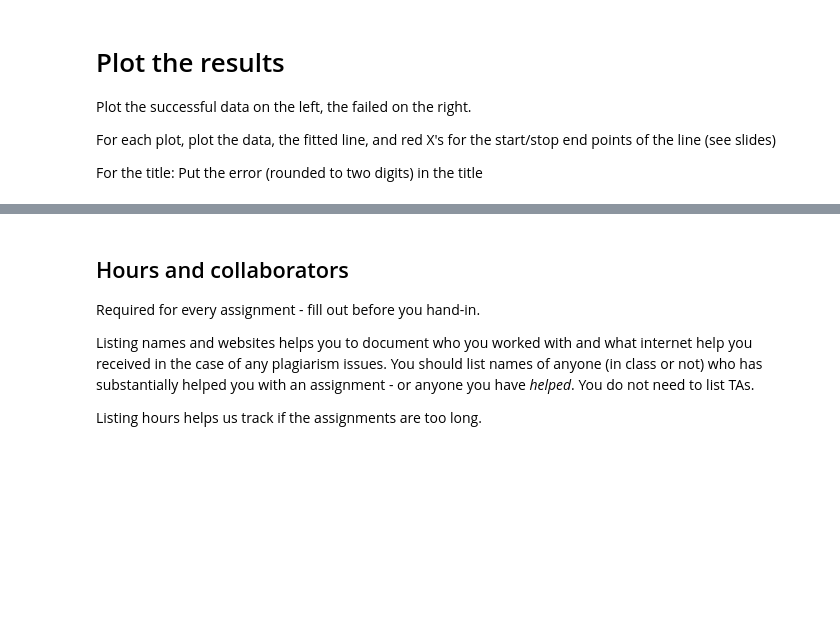
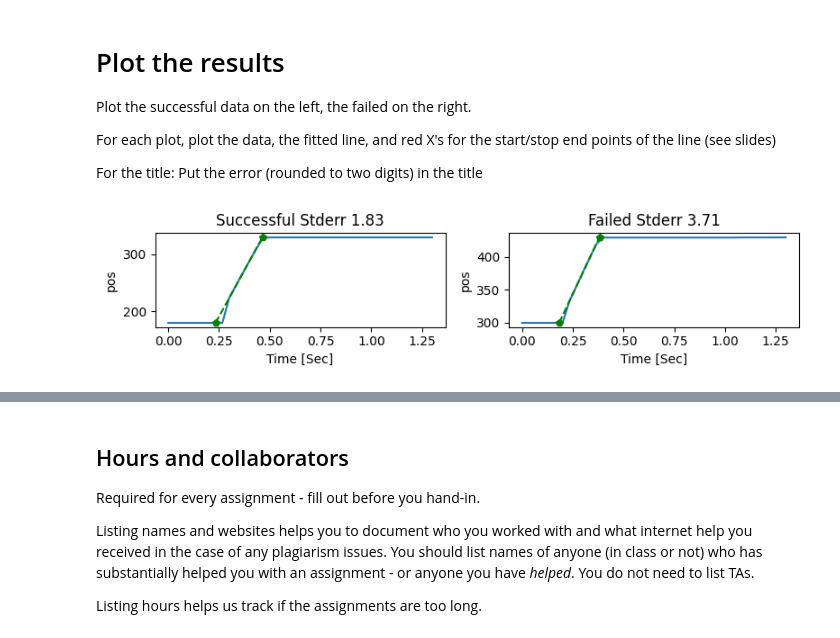
Before and after one commit to Ahmedmoui/IntroPythonProgramming, a Jupyter notebook: Week_4_fitting/lec_act_4_fitting.ipynb, the cells around one changed output, grey strips where cells are left out. Cells and saved outputs as stored; diff of their text form; code cells hidden in the pictures; blank space fills up the shorter version.

```diff
--- a/Week_4_fitting/lec_act_4_fitting.ipynb
+++ b/Week_4_fitting/lec_act_4_fitting.ipynb
@@ -242,8 +272,8 @@ rows_to_use = (22, 445)
 
 
 # rows_to_use[0] (successful) and rows_to_use[1] (unsuccessful)
-pt_start_successful, pt_end_successful, err_successful = ...
-pt_start_failed, pt_end_failed, err_failed = ...
+pt_start_successful, pt_end_successful, err_successful = fit_line_to_middle_bit(ts,data_all[rows_to_use[0]])
+pt_start_failed, pt_end_failed, err_failed = fit_line_to_middle_bit(ts,data_all[rows_to_use[1]])
 
 print(f"Last time step {ts[-1]}")
 print(f"Successful: {pt_start_successful} {pt_end_successful} {err_successful}")
@@ -270,2 +297,34 @@ plt.tight_layout()
+# %%
+n_rows = 1
+n_cols = 2
+fig2, axs2 = plt.subplots(n_rows, n_cols, figsize=(8, 2))
+
+def plot_points(start_point, end_point):
+    x_cord = start_point[0] , end_point[0]
+    y_cord =  start_point[1] , end_point[1]
+
+    return x_cord, y_cord
+
+cords = plot_points(pt_start_successful,pt_end_successful)
+n = 0
+axs2[n].plot(ts,data_all[rows_to_use[n]],label='data')
+axs2[n].plot(cords[0], cords[1],'--gp', label='fitted line')
+axs2[n].set_title(f"Successful Stderr {err_successful:.2f}")
+axs2[n].set_xlabel('Time [Sec]')
+axs2[n].set_ylabel('pos')
+
+cords = plot_points(pt_start_failed,pt_end_failed)
+n = 1
+axs2[n].plot(ts,data_all[rows_to_use[n]],label='data')
+axs2[n].plot(cords[0], cords[1],'--gp', label='fitted line')
+axs2[n].set_title(f"Failed Stderr {err_failed:.2f}")
+axs2[n].set_xlabel('Time [Sec]')
+axs2[n].set_ylabel('pos')
+
+# TODO Plot original data and fitted line (see slides)
+# TODO: Put the end time value and error in the title
+plt.tight_layout()
+# %% [output]
+[figure, added]
 # %%
 grader.check("Plot")
```
Also changed, not shown: parts of 10 cells of this notebook, 3 other files.
